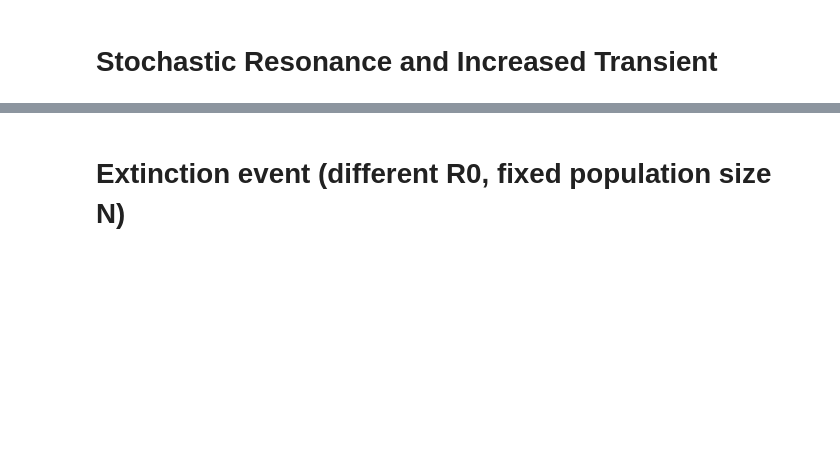
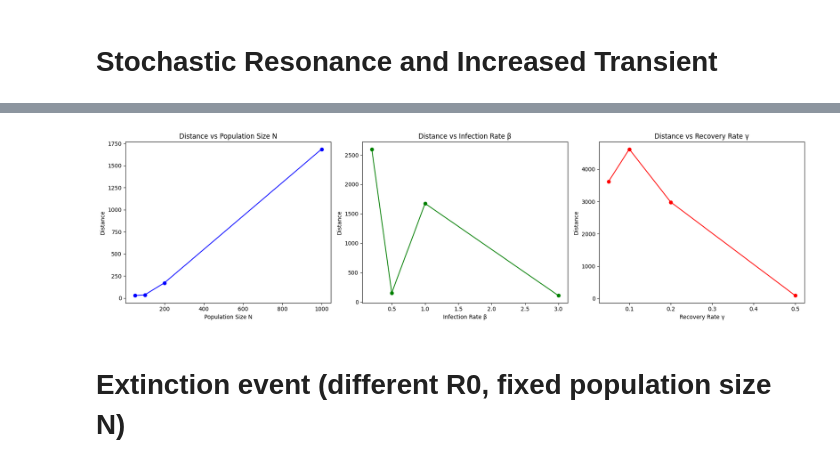
Before and after one commit to zoeazra/CLS-Ass-2, a Jupyter notebook: assignment 2.ipynb, the cells around one changed output, grey strips where cells are left out. Drawn from its saved outputs; the diff is of its cells as text; code cells hidden in the pictures; blank space fills up the shorter version.

```diff
--- a/assignment 2.ipynb
+++ b/assignment 2.ipynb
@@ -1022,3 +1027,77 @@ plt.show()
+# %%
+# Parameter sets for each plot
+N_values = [50, 100, 200, 1000]
+beta_values = [1 / 5, 1 / 2, 1, 3]
+gamma_values = [1 / 20, 1 / 10, 1 / 5, 1 / 2]
+
+# Common fixed parameters
+mu = 1 / 30
+sims = 20
+seed = 42
+
+# Function to calculate distances
+def calculate_distance(N, beta, gamma, start_t, end_t, points_t, tend, X0, Y0, Z0):
+    # Deterministic simulation
+    Xd, Yd, Zd, time, R0_det = deterSol(X0, Y0, Z0, N, beta, gamma, mu, start_t, end_t, points_t)
+
+    # Stochastic simulation
+    time_p, all_Xs, all_Ys, all_Zs = run_stoch_sim(sims, X0, Y0, Z0, beta, gamma, mu, N, tend, seed=seed)
+
+    # Mean values from the stochastic simulations
+    mean_Xs, mean_Ys, mean_Zs, var_Xs, var_Ys, var_Zs, cov_Xs_Ys = mean_var_cov_stoch(all_Xs, all_Ys, all_Zs, len(time_p))
+
+    # Interpolate deterministic solution to match stochastic time points
+    Xd_interp = np.interp(time_p, time, Xd)
+    Yd_interp = np.interp(time_p, time, Yd)
+    Zd_interp = np.interp(time_p, time, Zd)
+
+    # Calculate Euclidean distance over all time points
+    distance = np.sqrt(np.sum((Xd_interp - mean_Xs)**2 + (Yd_interp - mean_Ys)**2 + (Zd_interp - mean_Zs)**2))
+    return distance
+
+# Distances for varying N
+distances_N = [
+    calculate_distance(n, beta=1, gamma=1 / 60, start_t=0, end_t=1000, points_t=1000, tend=1000, X0=n-1, Y0=1, Z0=0)
+    for n in N_values
+]
+
+# Distances for varying beta
+distances_beta = [
+    calculate_distance(N=1000, beta=b, gamma=1 / 60, start_t=0, end_t=1000, points_t=1000, tend=1000, X0=999, Y0=1, Z0=0)
+    for b in beta_values
+]
+
+# Distances for varying gamma
+distances_gamma = [
+    calculate_distance(N=1000, beta=0.5, gamma=g, start_t=0, end_t=500, points_t=500, tend=500, X0=999, Y0=1, Z0=0)
+    for g in gamma_values
+]
+
+# Plotting
+fig, axs = plt.subplots(1, 3, figsize=(18, 5))
+
+# Plot for varying N
+axs[0].plot(N_values, distances_N, marker='o', color='b')
+axs[0].set_title("Distance vs Population Size N")
+axs[0].set_xlabel("Population Size N")
+axs[0].set_ylabel("Distance")
+
+# Plot for varying beta
+axs[1].plot(beta_values, distances_beta, marker='o', color='g')
+axs[1].set_title("Distance vs Infection Rate β")
+axs[1].set_xlabel("Infection Rate β")
+axs[1].set_ylabel("Distance")
+
+# Plot for varying gamma
+axs[2].plot(gamma_values, distances_gamma, marker='o', color='r')
+axs[2].set_title("Distance vs Recovery Rate γ")
+axs[2].set_xlabel("Recovery Rate γ")
+axs[2].set_ylabel("Distance")
+
+plt.tight_layout()
+plt.show()
+# %% [output]
+[figure, added]
 # %% [markdown]
 # Extinction event (different R0, fixed population size N)
 # %% [markdown]
```
Also changed, not shown: parts of 7 cells of this notebook.
